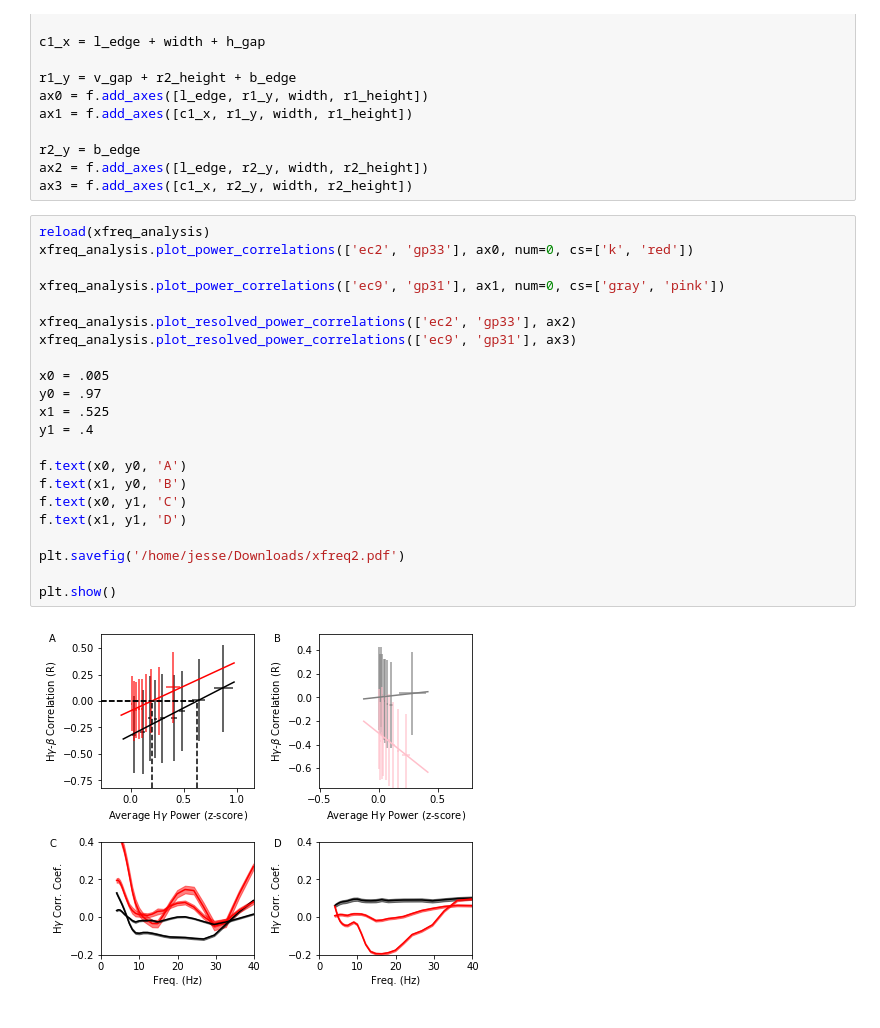
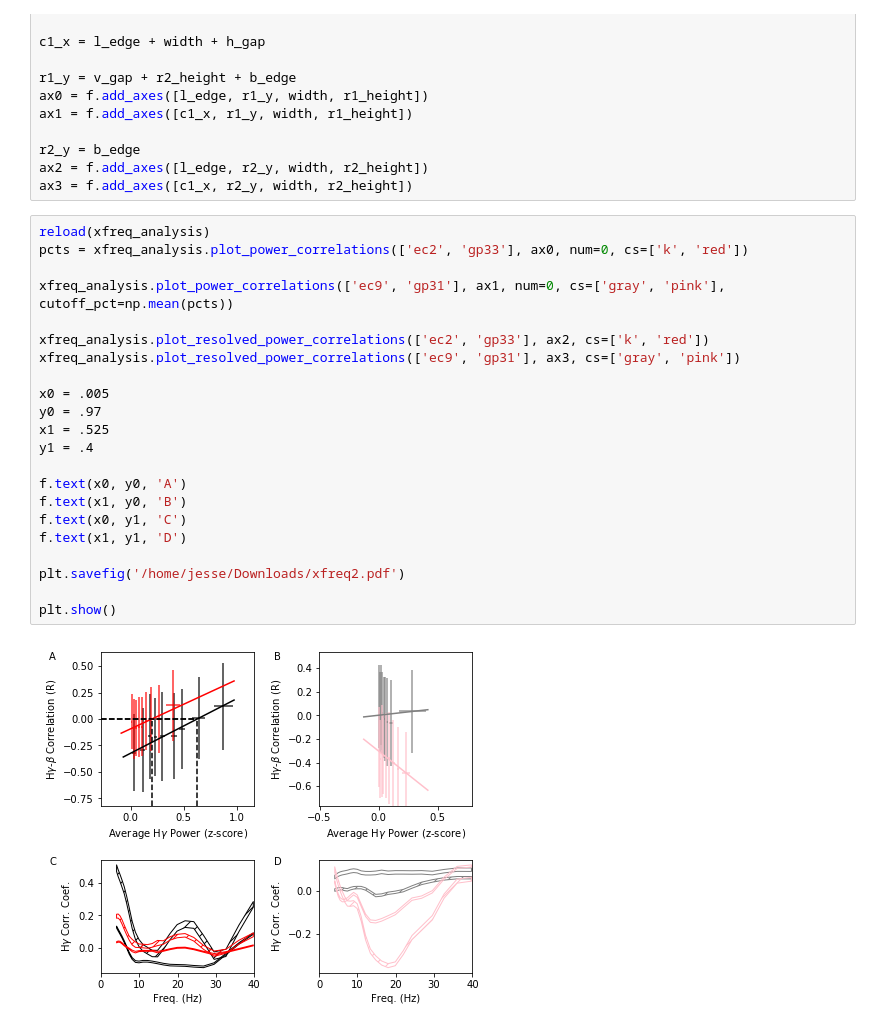
Before and after one commit to BouchardLab/cv_paper_plots, a Jupyter notebook: xfreq/xfreq_plots.ipynb, the cells around one changed output. Drawn from its saved outputs; the diff is of its cells as text.

Commit message:
more plot cleanup

```diff
--- a/xfreq/xfreq_plots.ipynb
+++ b/xfreq/xfreq_plots.ipynb
@@ -145,25 +145,25 @@ ax2 = f.add_axes([l_edge, r2_y, width, r2_height])
 ax3 = f.add_axes([c1_x, r2_y, width, r2_height])
 # %%
 reload(xfreq_analysis)
-xfreq_analysis.plot_power_correlations(['ec2', 'gp33'], ax0, num=0, cs=['k', 'red'])
+pcts = xfreq_analysis.plot_power_correlations(['ec2', 'gp33'], ax0, num=0, cs=['k', 'red'])
 
-xfreq_analysis.plot_power_correlations(['ec9', 'gp31'], ax1, num=0, cs=['gray', 'pink'])
+xfreq_analysis.plot_power_correlations(['ec9', 'gp31'], ax1, num=0, cs=['gray', 'pink'], cutoff_pct=np.mean(pcts))
 
-xfreq_analysis.plot_resolved_power_correlations(['ec2', 'gp33'], ax2)
-xfreq_analysis.plot_resolved_power_correlations(['ec9', 'gp31'], ax3)
+xfreq_analysis.plot_resolved_power_correlations(['ec2', 'gp33'], ax2, cs=['k', 'red'])
+xfreq_analysis.plot_resolved_power_correlations(['ec9', 'gp31'], ax3, cs=['gray', 'pink'])
 
 x0 = .005
 y0 = .97
 x1 = .525
 y1 = .4
 
 f.text(x0, y0, 'A')
 f.text(x1, y0, 'B')
 f.text(x0, y1, 'C')
 f.text(x1, y1, 'D')
 
 plt.savefig('/home/jesse/Downloads/xfreq2.pdf')
 
 plt.show()
 # %% [output]
-[figure, old version]
+[figure, new version]
```
Also changed, not shown: parts of 1 cell of this notebook, 1 other file.
